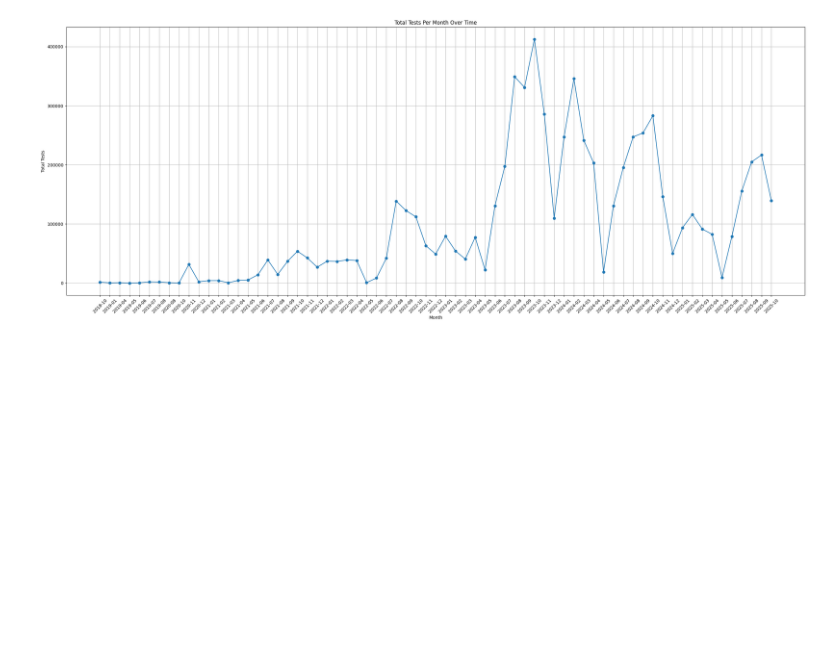
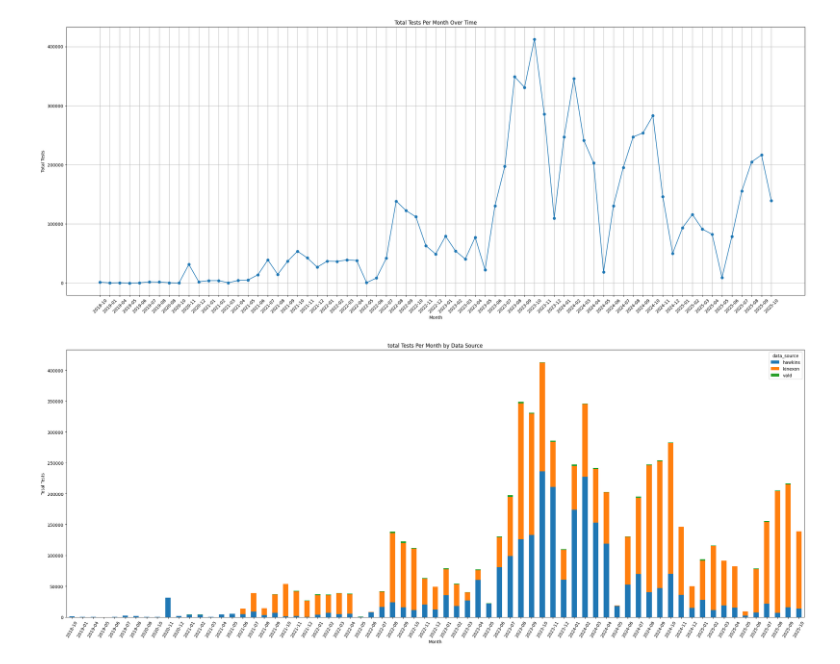
Before and after one commit to amapuyan/507_groupproject_2025, a Jupyter notebook: part3_viz_comparison.ipynb, the cells around one changed output. Saved outputs shown, nothing was run; the diff lists cells and outputs as text; code cells hidden in the pictures; blank space fills up the shorter version.

```diff
--- a/part3_viz_comparison.ipynb
+++ b/part3_viz_comparison.ipynb
@@ -81,3 +84,24 @@ plt.tight_layout()
 plt.show()
 # %% [output]
 [figure]
+# %%
+# Stacked Bar Chart based on Data Source
+monthly_source = df.groupby(["year_month", "data_source"]).size().reset_index(name="count")
+
+#pivot for stacked bar
+monthly_pivot = monthly_source.pivot(index ="year_month", columns='data_source', values='count').fillna(0)
+
+monthly_pivot.plot(
+    kind='bar',
+    stacked=True,
+    figsize=(25,10),
+    title = "total Tests Per Month by Data Source"
+)
+
+plt.xlabel('Month')
+plt.ylabel('Total Tests')
+plt.xticks(rotation=60)
+plt.tight_layout()
+plt.show()
+# %% [output]
+[figure, added]
```
Also changed, not shown: parts of 2 cells of this notebook.
